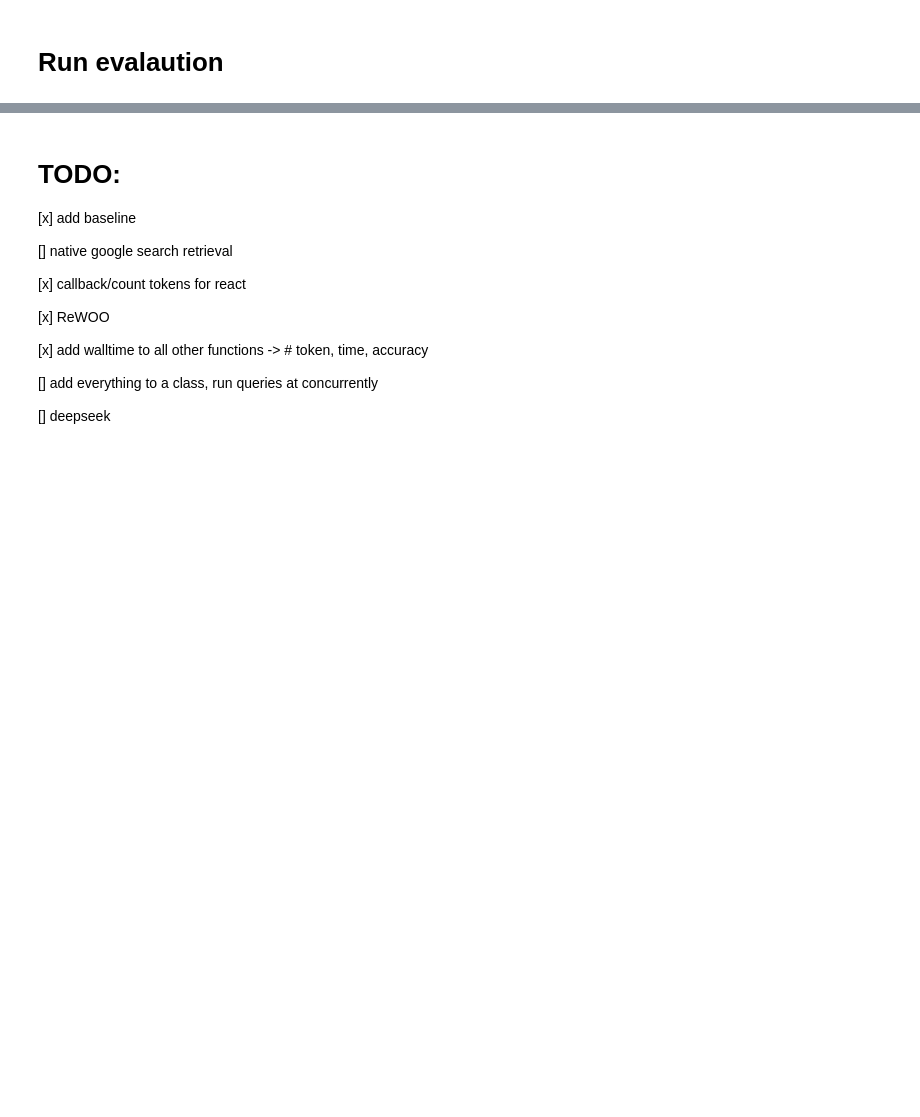
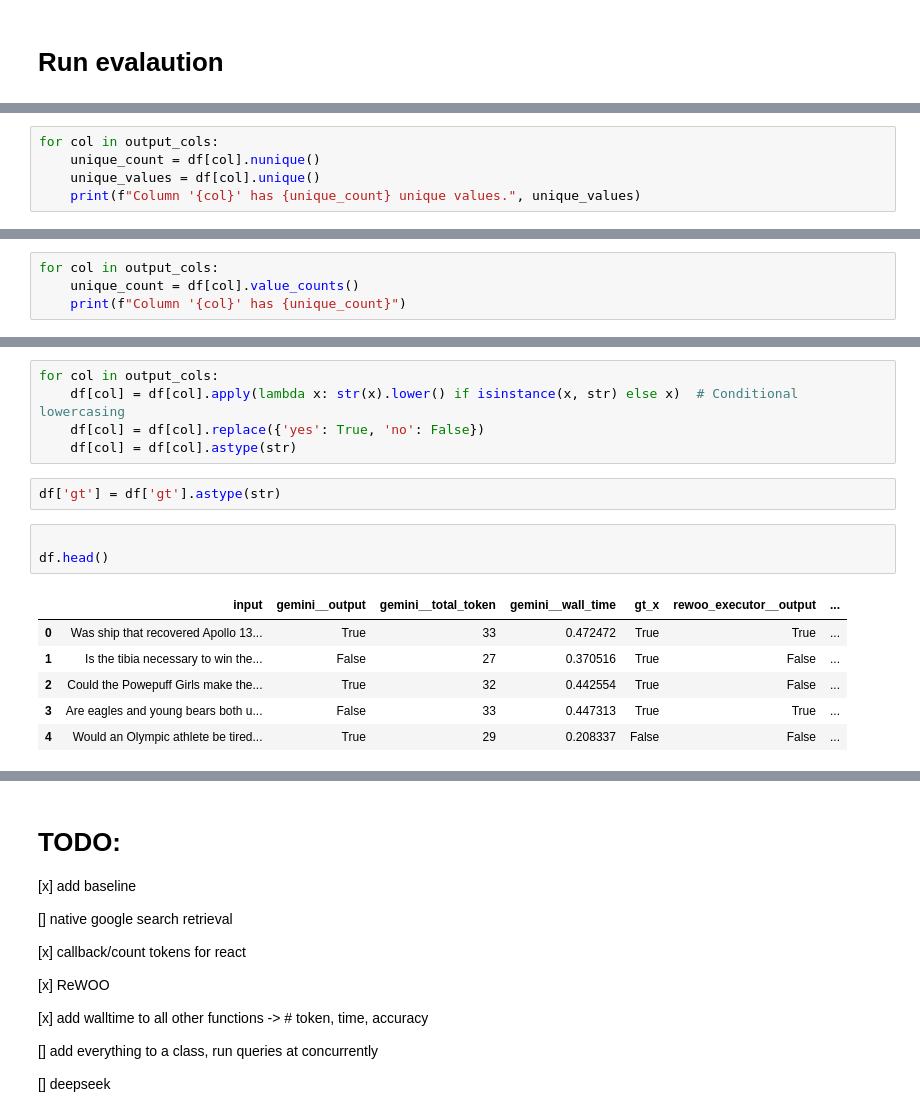
Before and after one commit to Amirosimani/ReWOO-Gemini, a Jupyter notebook: ReWOO_gemini.ipynb, the cells around one changed output, grey strips where cells are left out. Drawn from its saved outputs; the diff is of its cells as text; blank space fills up the shorter version.

```diff
--- a/ReWOO_gemini.ipynb
+++ b/ReWOO_gemini.ipynb
@@ -624,0 +592,5 @@ Warning: No relevant information found in result: {'Result': 'No good Google Sea
+# %%
+for col in output_cols:
+    unique_count = df[col].nunique()
+    unique_values = df[col].unique()
+    print(f"Column '{col}' has {unique_count} unique values.", unique_values)
@@ -624,0 +601,4 @@ Warning: No relevant information found in result: {'Result': 'No good Google Sea
+# %%
+for col in output_cols:
+    unique_count = df[col].value_counts()
+    print(f"Column '{col}' has {unique_count}")
@@ -624,0 +620,17 @@ Warning: No relevant information found in result: {'Result': 'No good Google Sea
+# %%
+for col in output_cols:
+    df[col] = df[col].apply(lambda x: str(x).lower() if isinstance(x, str) else x)  # Conditional lowercasing
+    df[col] = df[col].replace({'yes': True, 'no': False})
+    df[col] = df[col].astype(str)
+# %%
+df['gt'] = df['gt'].astype(str)
+# %%
+
+df.head()
+# %% [output]
+|  | input | gemini__output | gemini__total_token | gemini__wall_time | gt_x | rewoo_executor__output | ... |
+| 0 | Was ship that recovered Apollo 13... | True | 33 | 0.472472 | True | True | ... |
+| 1 | Is the tibia necessary to win the... | False | 27 | 0.370516 | True | False | ... |
+| 2 | Could the Powepuff Girls make the... | True | 32 | 0.442554 | True | False | ... |
+| 3 | Are eagles and young bears both u... | False | 33 | 0.447313 | True | True | ... |
+| 4 | Would an Olympic athlete be tired... | True | 29 | 0.208337 | False | False | ... |
```
Also changed, not shown: parts of 20 cells of this notebook.
